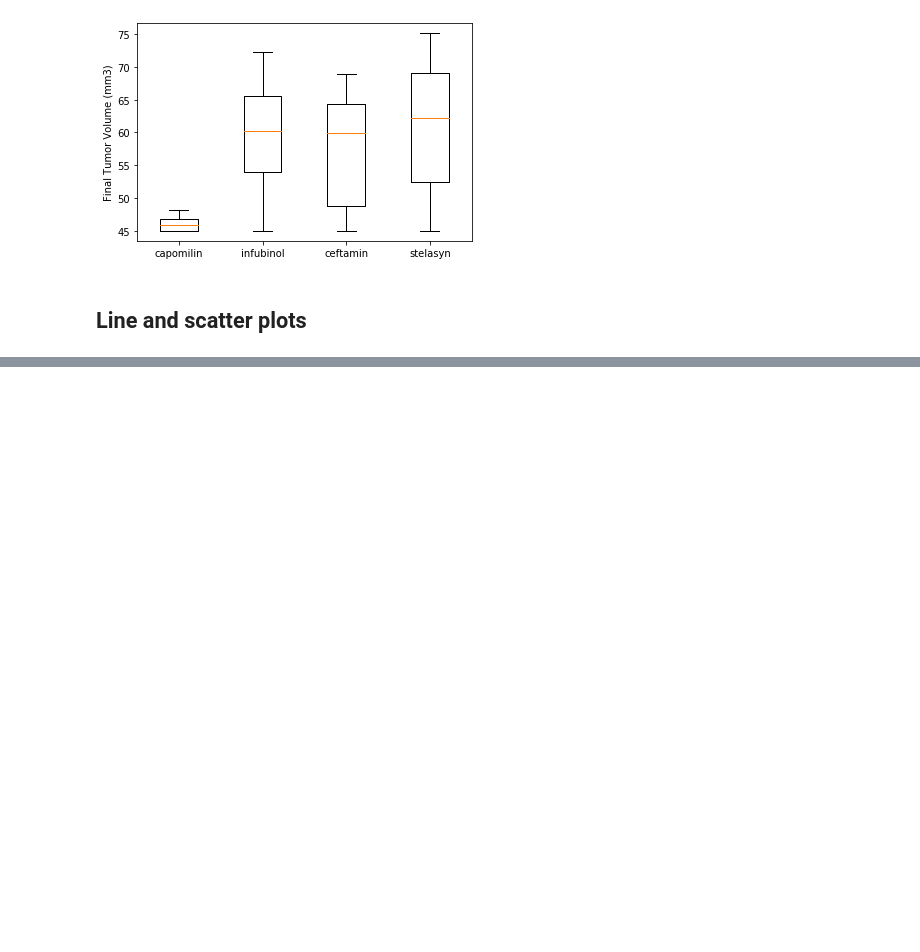
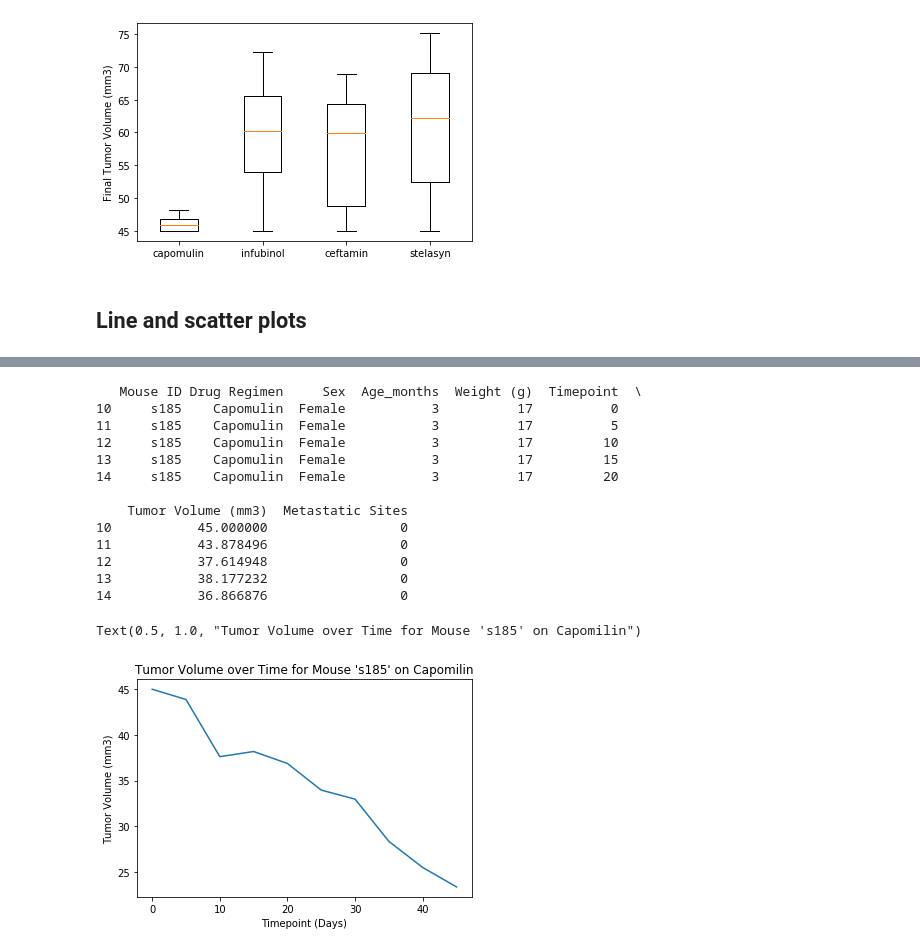
Before and after one commit to michaeltrias/matplotlib_hw, a Jupyter notebook: pymaceuticals2.ipynb, the cells around one changed output, grey strips where cells are left out. Cells and saved outputs as stored; diff of their text form; code cells hidden in the pictures; blank space fills up the shorter version.

Commit message:
Line and scatter plot WIP

```diff
--- a/pymaceuticals2.ipynb
+++ b/pymaceuticals2.ipynb
@@ -260,2 +255,36 @@ KeyError: 'Columns not found: False'
+# %%
+# Generate a line plot of time point versus tumor volume for a mouse treated with Capomulin
+capomulin_table = pyma_data.loc[pyma_data["Drug Regimen"]== "Capomulin"]
+print(capomulin_table.head())
+#find time point data for mouse id s185
+mouse_capo = capomulin_table.loc[capomulin_table["Mouse ID"]=="s185"]
+
+
+# capo_mouse_y = mouse_capo["Timepoint"]
+# capo_mouse_x = mouse_capo["Tumor Volume (mm3)"]
+# capo_line_df =pd.DataFrame({"Tumor Volume (mm3)":capo_mouse_x,"Timepoint":capo_mouse_y, })
+# capo_line_df.plot.line()
+#plot.line(capo_mouse_x,capo_mouse_y)
+
+plt.plot(mouse_capo["Timepoint"],mouse_capo["Tumor Volume (mm3)"])
+plt.xlabel("Timepoint (Days)")
+plt.ylabel("Tumor Volume (mm3)")
+plt.title("Tumor Volume over Time for Mouse 's185' on Capomilin")
+# %% [output]
+   Mouse ID Drug Regimen     Sex  Age_months  Weight (g)  Timepoint  \
+10     s185    Capomulin  Female           3          17          0
+11     s185    Capomulin  Female           3          17          5
+12     s185    Capomulin  Female           3          17         10
+13     s185    Capomulin  Female           3          17         15
+14     s185    Capomulin  Female           3          17         20
+
+    Tumor Volume (mm3)  Metastatic Sites
+10           45.000000                 0
+11           43.878496                 0
+12           37.614948                 0
+13           38.177232                 0
+14           36.866876                 0
+Text(0.5, 1.0, "Tumor Volume over Time for Mouse 's185' on Capomilin")
+[figure, added]
 # %%
 # Generate a scatter plot of mouse weight versus average tumor volume for the Capomulin regimen
```
Also changed, not shown: parts of 3 cells of this notebook.
